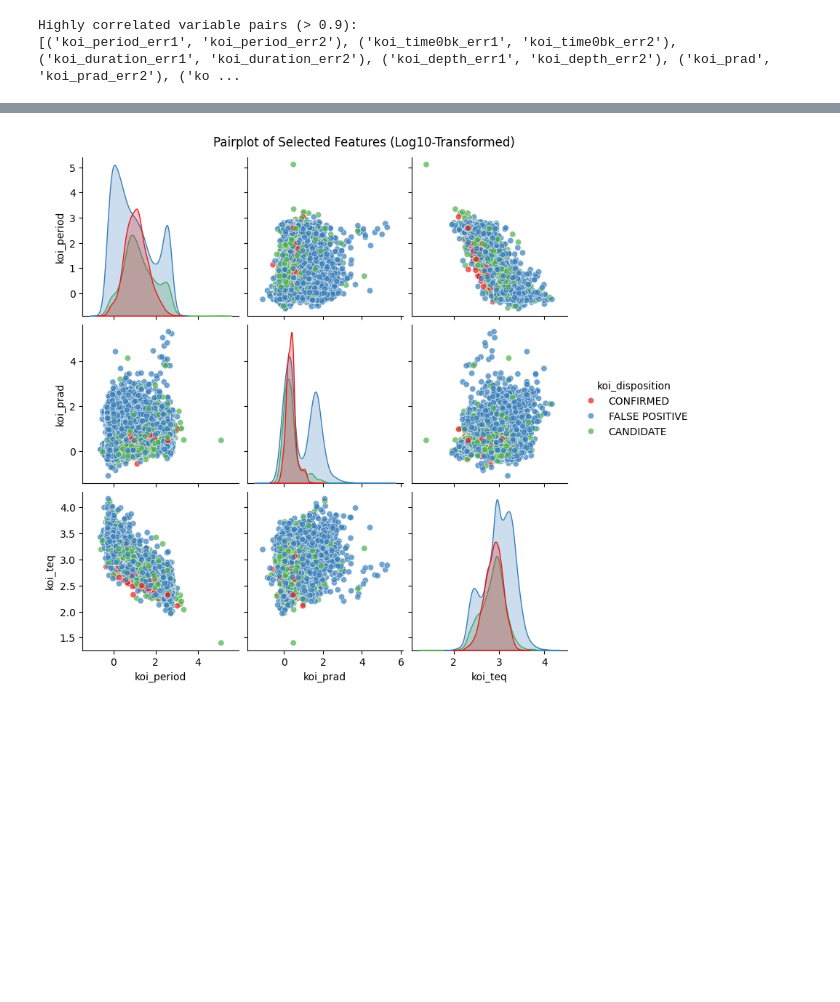
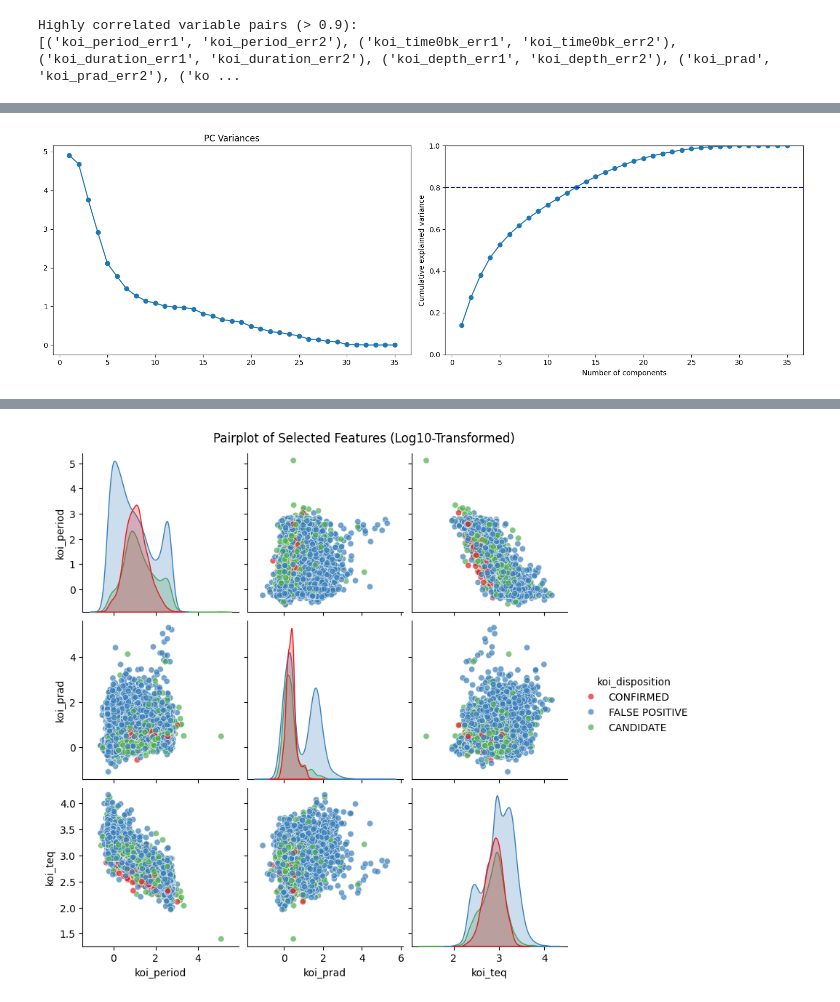
Before and after one commit to LeoStefa02/AppliedStatisticProject, a Jupyter notebook: AS_Project.ipynb, the cells around one changed output, grey strips where cells are left out. Saved outputs shown, nothing was run; the diff lists cells and outputs as text; code cells hidden in the pictures; blank space fills up the shorter version.

```diff
--- a/AS_Project.ipynb
+++ b/AS_Project.ipynb
@@ -455,0 +458,14 @@ Highly correlated variable pairs (> 0.9):
+# %%
+
+from sklearn.decomposition import PCA
+
+pca = PCA()
+tourists_scores_std = pca.fit_transform(X)
+print('Standardized PCA explained variance ratio:\n', pca.explained_variance_ratio_)
+loads = pca.components_.T
+pc_sd = np.sqrt(pca.explained_variance_)
+print("Standard deviation of the components:")
+print(pc_sd)
+cumulative_explained_variance = np.cumsum(pca.explained_variance_ratio_)
+print("Cumulative proportion of explained variance:")
+print(cumulative_explained_variance)
@@ -455,0 +490,16 @@ Highly correlated variable pairs (> 0.9):
+# %%
+fig, axs = plt.subplots(1, 2, figsize=(15,5))
+n, p = X.shape
+axs[0].plot(np.arange(1, p+1), pca.explained_variance_, marker='o')
+axs[0].set_title('PC Variances')
+cum_explained = np.cumsum(pca.explained_variance_ratio_)
+axs[1].plot(np.arange(1, p+1), cum_explained, marker='o')
+axs[1].axhline(1, color='blue')
+axs[1].axhline(0.8, color='blue', linestyle='--')
+axs[1].set_xlabel('Number of components')
+axs[1].set_ylabel('Cumulative explained variance')
+axs[1].set_ylim(0,1)
+plt.tight_layout()
+plt.show()
+# %% [output]
+[figure, added]
```
Also changed, not shown: parts of 18 cells of this notebook.
